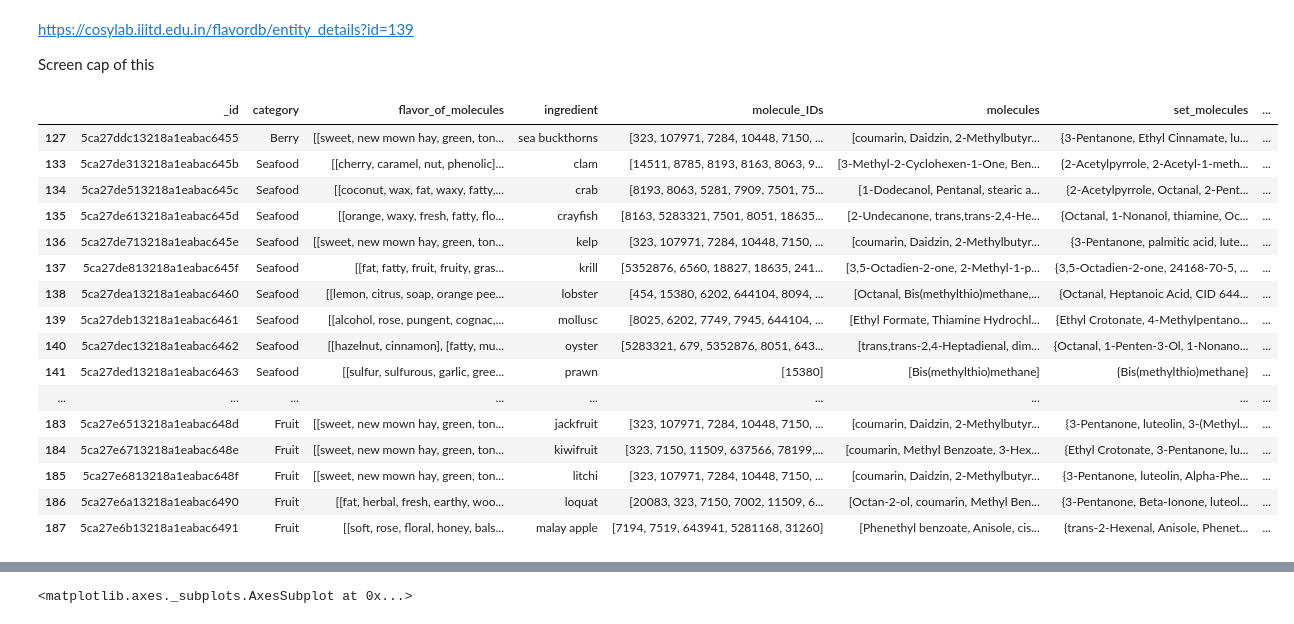
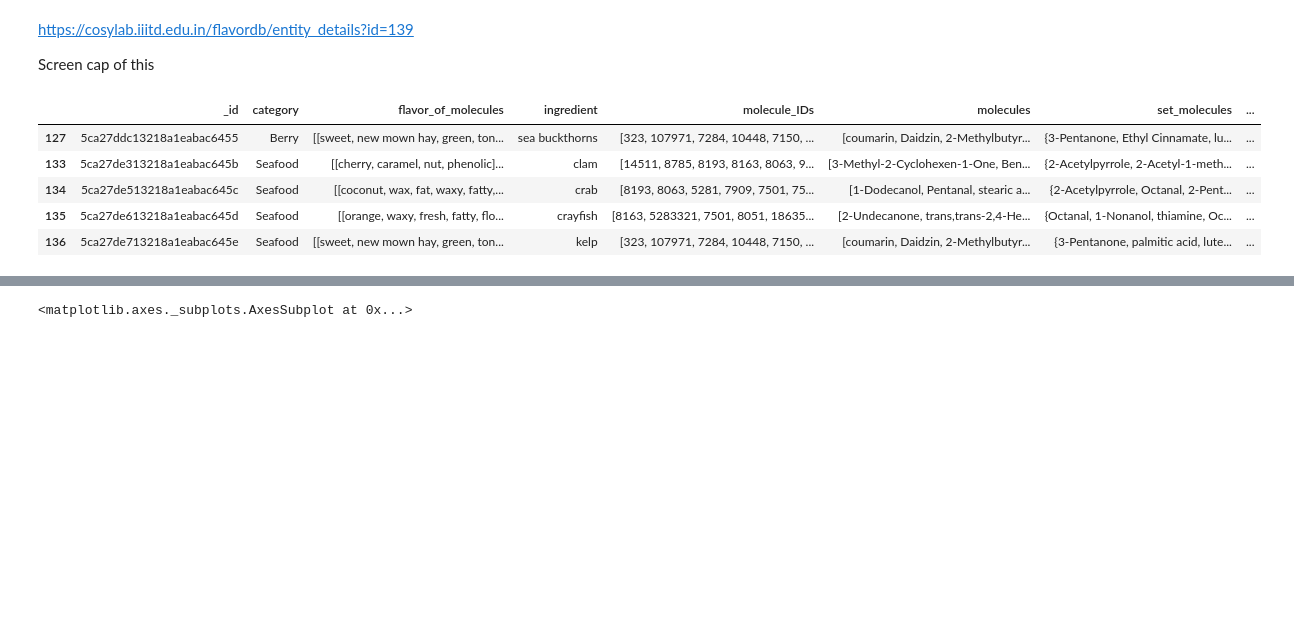
Before and after one commit to ryoiwata/capstone_2, a Jupyter notebook: food_map_nb.ipynb, the cells around one changed output, grey strips where cells are left out. Cells and saved outputs as stored; diff of their text form; code cells hidden in the pictures; blank space fills up the shorter version.

```diff
--- a/food_map_nb.ipynb
+++ b/food_map_nb.ipynb
@@ -40,24 +40,13 @@ pickle_in = open("./data/pandas/flavorDB_pandas.pickle","rb")
 #Getting the dictionary from the pickle
 flavorDB = pickle.load(pickle_in)
 # %%
-flavorDB["flavor"] = flavorDB.apply(lambda row: Counter(list(itertools.chain.from_iterable(row["flavor_of_molecules"]))), axis=1)
+# flavorDB["flavor"] = flavorDB.apply(lambda row: Counter(list(itertools.chain.from_iterable(row["flavor_of_molecules"]))), axis=1)
 # %%
-flavorDB.head(50)
+flavorDB.head()
 # %% [output]
 |  | _id | category | flavor_of_molecules | ingredient | molecule_IDs | molecules | set_molecules | ... |
 | 127 | 5ca27ddc13218a1eabac6455 | Berry | [[sweet, new mown hay, green, ton... | sea buckthorns | [323, 107971, 7284, 10448, 7150, ... | [coumarin, Daidzin, 2-Methylbutyr... | {3-Pentanone, Ethyl Cinnamate, lu... | ... |
 | 133 | 5ca27de313218a1eabac645b | Seafood | [[cherry, caramel, nut, phenolic]... | clam | [14511, 8785, 8193, 8163, 8063, 9... | [3-Methyl-2-Cyclohexen-1-One, Ben... | {2-Acetylpyrrole, 2-Acetyl-1-meth... | ... |
 | 134 | 5ca27de513218a1eabac645c | Seafood | [[coconut, wax, fat, waxy, fatty,... | crab | [8193, 8063, 5281, 7909, 7501, 75... | [1-Dodecanol, Pentanal, stearic a... | {2-Acetylpyrrole, Octanal, 2-Pent... | ... |
 | 135 | 5ca27de613218a1eabac645d | Seafood | [[orange, waxy, fresh, fatty, flo... | crayfish | [8163, 5283321, 7501, 8051, 18635... | [2-Undecanone, trans,trans-2,4-He... | {Octanal, 1-Nonanol, thiamine, Oc... | ... |
 | 136 | 5ca27de713218a1eabac645e | Seafood | [[sweet, new mown hay, green, ton... | kelp | [323, 107971, 7284, 10448, 7150, ... | [coumarin, Daidzin, 2-Methylbutyr... | {3-Pentanone, palmitic acid, lute... | ... |
-| 137 | 5ca27de813218a1eabac645f | Seafood | [[fat, fatty, fruit, fruity, gras... | krill | [5352876, 6560, 18827, 18635, 241... | [3,5-Octadien-2-one, 2-Methyl-1-p... | {3,5-Octadien-2-one, 24168-70-5, ... | ... |
-| 138 | 5ca27dea13218a1eabac6460 | Seafood | [[lemon, citrus, soap, orange pee... | lobster | [454, 15380, 6202, 644104, 8094, ... | [Octanal, Bis(methylthio)methane,... | {Octanal, Heptanoic Acid, CID 644... | ... |
-| 139 | 5ca27deb13218a1eabac6461 | Seafood | [[alcohol, rose, pungent, cognac,... | mollusc | [8025, 6202, 7749, 7945, 644104, ... | [Ethyl Formate, Thiamine Hydrochl... | {Ethyl Crotonate, 4-Methylpentano... | ... |
-| 140 | 5ca27dec13218a1eabac6462 | Seafood | [[hazelnut, cinnamon], [fatty, mu... | oyster | [5283321, 679, 5352876, 8051, 643... | [trans,trans-2,4-Heptadienal, dim... | {Octanal, 1-Penten-3-Ol, 1-Nonano... | ... |
-| 141 | 5ca27ded13218a1eabac6463 | Seafood | [[sulfur, sulfurous, garlic, gree... | prawn | [15380] | [Bis(methylthio)methane] | {Bis(methylthio)methane} | ... |
-| ... | ... | ... | ... | ... | ... | ... | ... | ... |
-| 183 | 5ca27e6513218a1eabac648d | Fruit | [[sweet, new mown hay, green, ton... | jackfruit | [323, 107971, 7284, 10448, 7150, ... | [coumarin, Daidzin, 2-Methylbutyr... | {3-Pentanone, luteolin, 3-(Methyl... | ... |
-| 184 | 5ca27e6713218a1eabac648e | Fruit | [[sweet, new mown hay, green, ton... | kiwifruit | [323, 7150, 11509, 637566, 78199,... | [coumarin, Methyl Benzoate, 3-Hex... | {Ethyl Crotonate, 3-Pentanone, lu... | ... |
-| 185 | 5ca27e6813218a1eabac648f | Fruit | [[sweet, new mown hay, green, ton... | litchi | [323, 107971, 7284, 10448, 7150, ... | [coumarin, Daidzin, 2-Methylbutyr... | {3-Pentanone, luteolin, Alpha-Phe... | ... |
-| 186 | 5ca27e6a13218a1eabac6490 | Fruit | [[fat, herbal, fresh, earthy, woo... | loquat | [20083, 323, 7150, 7002, 11509, 6... | [Octan-2-ol, coumarin, Methyl Ben... | {3-Pentanone, Beta-Ionone, luteol... | ... |
-| 187 | 5ca27e6b13218a1eabac6491 | Fruit | [[soft, rose, floral, honey, bals... | malay apple | [7194, 7519, 643941, 5281168, 31260] | [Phenethyl benzoate, Anisole, cis... | {trans-2-Hexenal, Anisole, Phenet... | ... |
```
Also changed, not shown: parts of 19 cells of this notebook, 2 other files.
